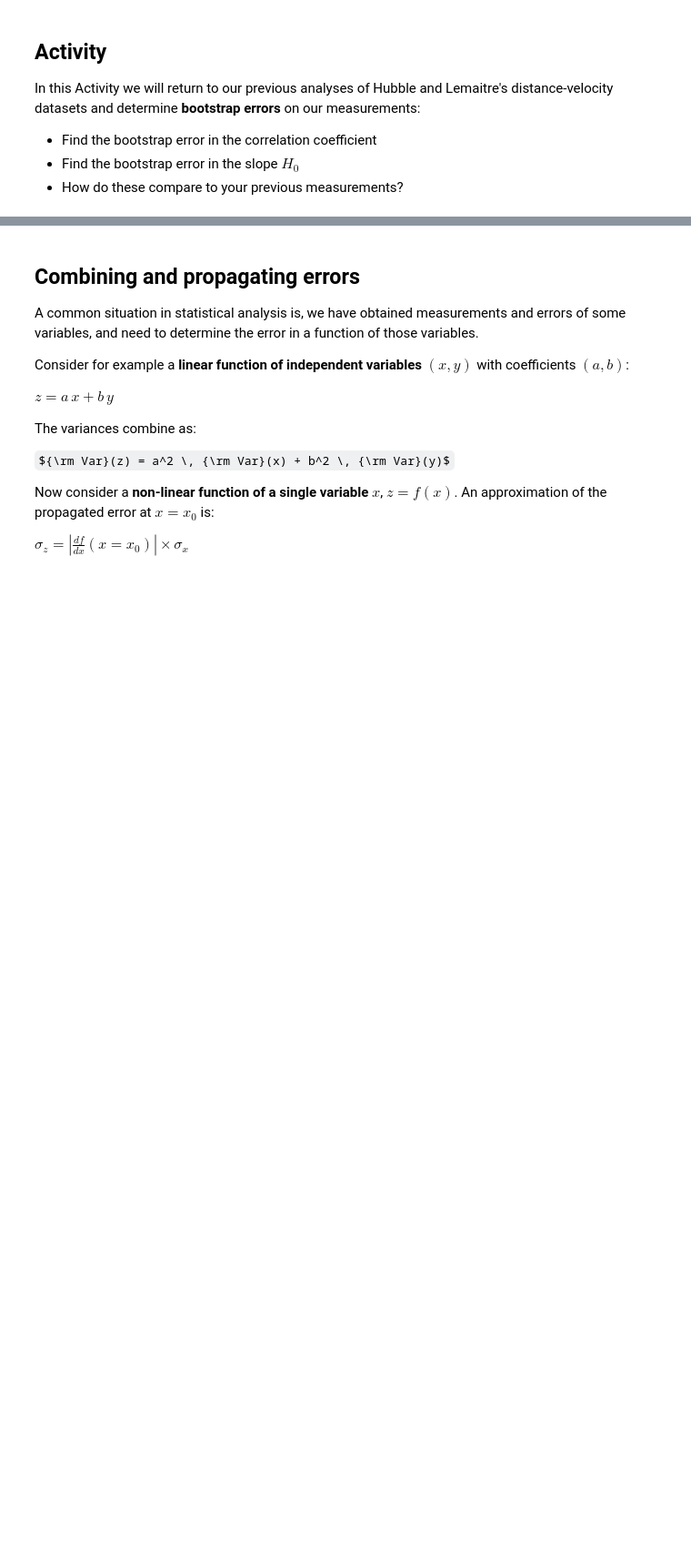
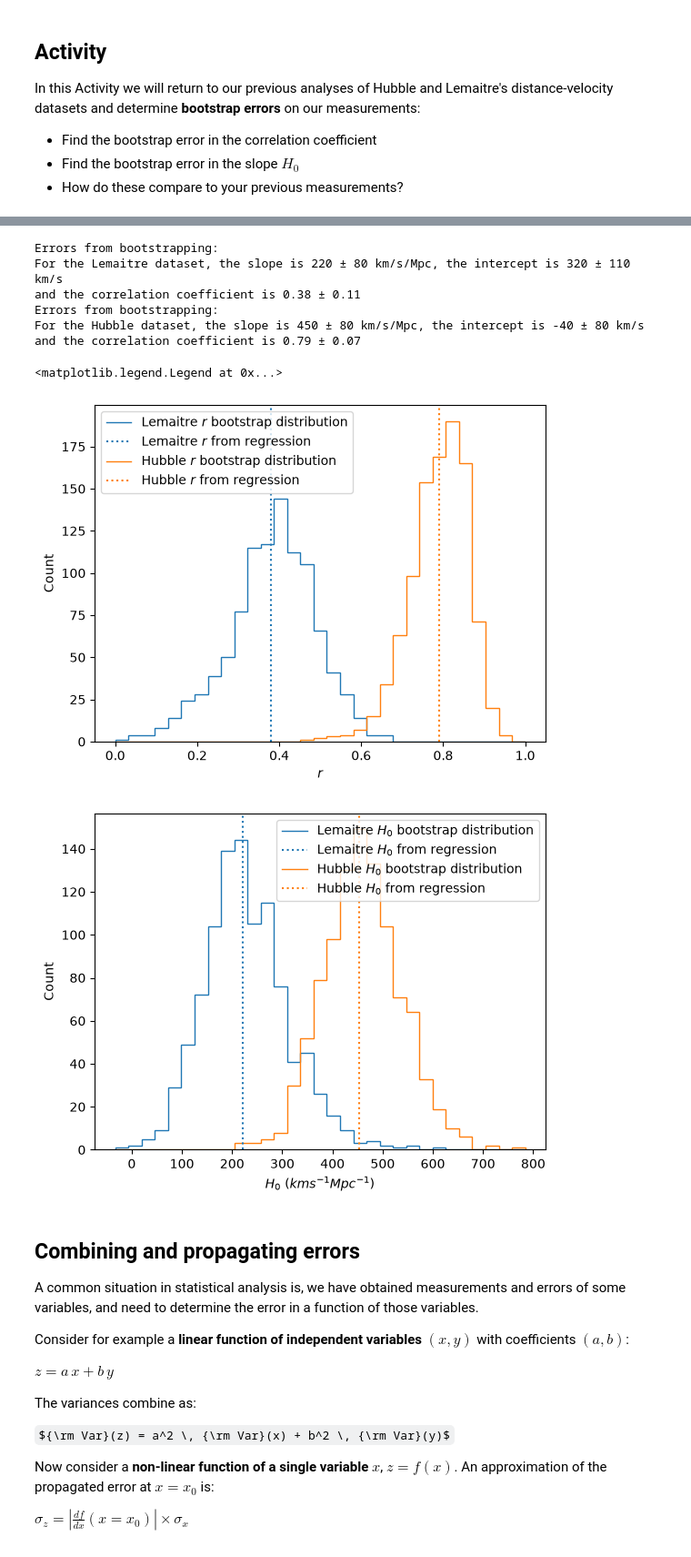
Before and after one commit to bray217/CAS_Stats_course_Sep_25, a Jupyter notebook: TO_CHANGE_Jupyter_notebooks/Notebook_Class5_ErrorEstimates.ipynb, the cells around one changed output, grey strips where cells are left out. Shown at 91% size. Cells and saved outputs as stored; diff of their text form; code cells hidden in the pictures; some formulas as TeX source; blank space fills up the shorter version.

```diff
--- a/TO_CHANGE_Jupyter_notebooks/Notebook_Class5_ErrorEstimates.ipynb
+++ b/TO_CHANGE_Jupyter_notebooks/Notebook_Class5_ErrorEstimates.ipynb
@@ -198,3 +265,77 @@ In this Activity we will return to our previous analyses of Hubble and Lemaitre'
+# %%
+nsamp = 1000
+
+lemaitre_as = np.empty(nsamp)
+lemaitre_bs = np.empty(nsamp)
+lemaitre_cor_coefs = np.empty(nsamp)
+
+for i in range(nsamp):
+    lemaitre_ids = np.random.choice(lemaitre_N, lemaitre_N, replace=True)
+    samp_lemaitre_vel = lemaitreVel[lemaitre_ids]
+    samp_lemaitre_dist = lemaitreDist[lemaitre_ids]
+    samp_lemaitre_regres = stats.linregress(samp_lemaitre_dist, samp_lemaitre_vel)
+    lemaitre_as[i] = samp_lemaitre_regres.slope
+    lemaitre_bs[i] = samp_lemaitre_regres.intercept
+    lemaitre_cor_coefs[i] = samp_lemaitre_regres.rvalue
+
+print("Errors from bootstrapping:")
+print(f"For the Lemaitre dataset, the slope is {round(lemaitre_a,-1):.0f} ± {round(lemaitre_as.std(),-1):.0f} km/s/Mpc, the intercept is {round(lemaitre_b,-1):.0f} ± {round(lemaitre_bs.std(),-1):.0f} km/s \nand the correlation coefficient is {lemaitre_cor_coef:.2f} ± {lemaitre_cor_coefs.std():.2f}")
+
+
+hubble_as = np.empty(nsamp)
+hubble_bs = np.empty(nsamp)
+hubble_cor_coefs = np.empty(nsamp)
+
+
+for i in range(nsamp):
+    hubble_ids = np.random.choice(hubble_N, hubble_N, replace=True)
+    samp_hubble_vel = hubbleVel[hubble_ids]
+    samp_hubble_dist = hubbleDist[hubble_ids]
+    samp_hubble_regres = stats.linregress(samp_hubble_dist, samp_hubble_vel)
+    hubble_as[i] = samp_hubble_regres.slope
+    hubble_bs[i] = samp_hubble_regres.intercept
+    hubble_cor_coefs[i] = samp_hubble_regres.rvalue
+
+print("Errors from bootstrapping:")
+print(f"For the Hubble dataset, the slope is {round(hubble_a,-1):.0f} ± {round(hubble_as.std(),-1):.0f} km/s/Mpc, the intercept is {round(hubble_b,-1):.0f} ± {round(hubble_bs.std(),-1):.0f} km/s \nand the correlation coefficient is {hubble_cor_coef:.2f} ± {hubble_cor_coefs.std():.2f}")
+
+
+fig, ax = plt.subplots()
+nbins = int(np.ceil(np.sqrt(nsamp)))
+
+r_bins = np.linspace(0, 1, nbins)
+
+ax.stairs(*np.histogram(lemaitre_cor_coefs,r_bins), label = r"Lemaitre $r$ bootstrap distribution")
+ax.axvline(lemaitre_cor_coef, ls=":", label="Lemaitre $r$ from regression")
+
+ax.stairs(*np.histogram(hubble_cor_coefs,r_bins), label = r"Hubble $r$ bootstrap distribution")
+ax.axvline(hubble_cor_coef, ls=":", label="Hubble $r$ from regression", c="C1")
+ax.set(xlabel=r"$r$", ylabel="Count")
+ax.legend()
+
+
+fig, ax = plt.subplots()
+nbins = int(np.ceil(np.sqrt(nsamp)))
+
+h0_bins = np.linspace(int(np.floor(np.min([lemaitre_as.min(), hubble_as.min()]))), int(np.ceil(np.max([lemaitre_as.max(), hubble_as.max()]))), nbins)
+
+ax.stairs(*np.histogram(lemaitre_as,h0_bins), label = r"Lemaitre $H_0$ bootstrap distribution")
+ax.axvline(lemaitre_a, ls=":", label="Lemaitre $H_0$ from regression")
+
+ax.stairs(*np.histogram(hubble_as,h0_bins), label = r"Hubble $H_0$ bootstrap distribution")
+ax.axvline(hubble_a, ls=":", label="Hubble $H_0$ from regression", c="C1")
+ax.set(xlabel=rf"$H_0 \ (km s^{{-1}} Mpc^{{-1}})$", ylabel="Count")
+ax.legend()
+# %% [output]
+Errors from bootstrapping:
+For the Lemaitre dataset, the slope is 220 ± 80 km/s/Mpc, the intercept is 320 ± 110 km/s
+and the correlation coefficient is 0.38 ± 0.11
+Errors from bootstrapping:
+For the Hubble dataset, the slope is 450 ± 80 km/s/Mpc, the intercept is -40 ± 80 km/s
+and the correlation coefficient is 0.79 ± 0.07
+<matplotlib.legend.Legend at 0x...>
+[figure, added]
+[figure, added]
 # %% [markdown]
 ## Combining and propagating errors
 
```
Also changed, not shown: parts of 10 cells of this notebook, 3 other files.
